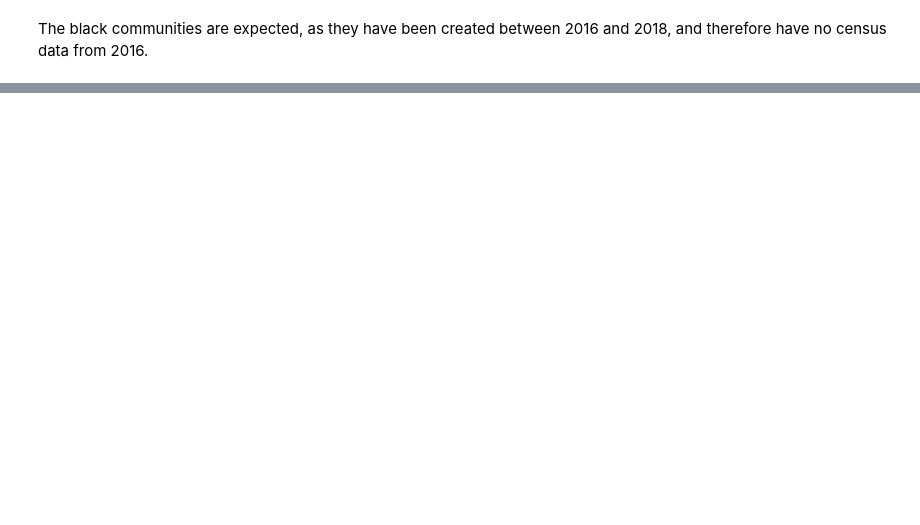
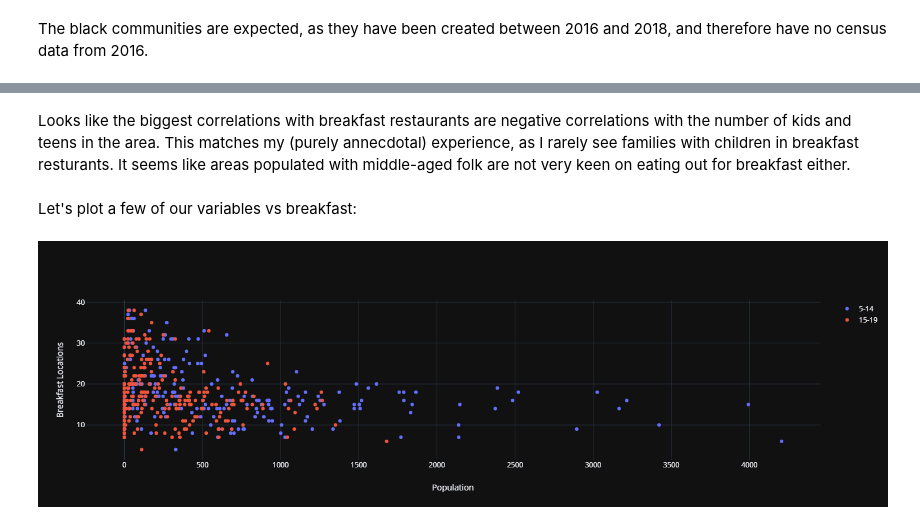
Before and after one commit to hexaguin/Coursera_Capstone, a Jupyter notebook: Breakfast-Locations.ipynb, the cells around one changed output, grey strips where cells are left out. Cells and saved outputs as stored; diff of their text form; code cells hidden in the pictures; blank space fills up the shorter version.

```diff
--- a/Breakfast-Locations.ipynb
+++ b/Breakfast-Locations.ipynb
@@ -161,0 +292,13 @@ KeyboardInterrupt:
+# %% [markdown]
+Looks like the biggest correlations with breakfast restaurants are negative correlations with the number of kids and teens in the area. This matches my (purely annecdotal) experience, as I rarely see families with children in breakfast resturants. It seems like areas populated with middle-aged folk are not very keen on eating out for breakfast either.
+# %% [markdown]
+Let's plot a few of our variables vs breakfast:
+# %%
+breakfast_kids_trace = go.Scatter(x = breakfast_census['MF_5_14'], y = breakfast_census['Breakfast'], name = '5-14', mode='markers')
+breakfast_teen_trace = go.Scatter(x = breakfast_census['MF_15_19'], y = breakfast_census['Breakfast'], name = '15-19', mode='markers')
+
+breakfast_corr_layout = go.Layout(template='plotly_dark', xaxis={'title':'Population'}, yaxis={'title':'Breakfast Locations'})
+
+py.iplot({'data': [breakfast_kids_trace, breakfast_teen_trace], 'layout': breakfast_corr_layout})
+# %% [output]
+[figure, added]
```
Also changed, not shown: parts of 20 cells of this notebook.
